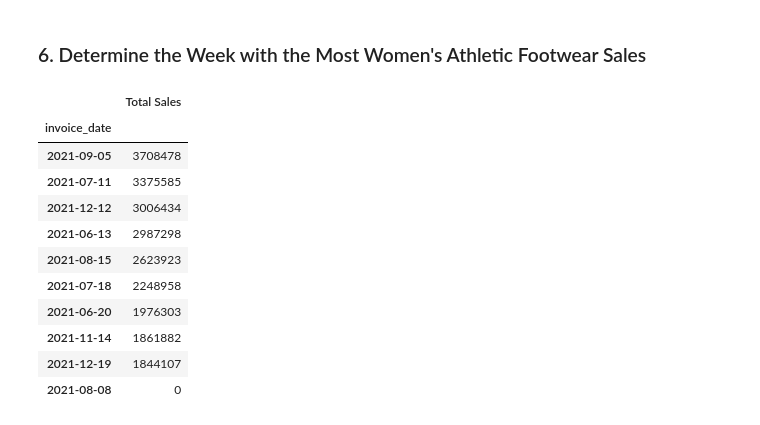
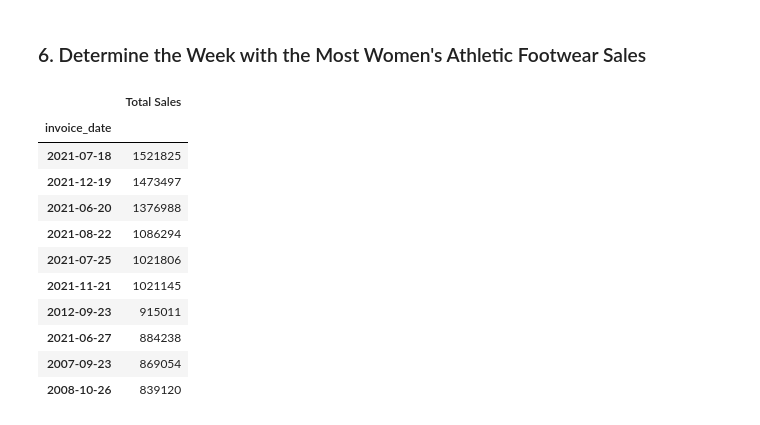
Before and after one commit to cindyzhou89/athletic_sales_analysis, a Jupyter notebook: athletic_sales_analysis_starter_code.ipynb, the cells around one changed output. Saved outputs shown, nothing was run; the diff lists cells and outputs as text; code cells hidden in the pictures.

```diff
--- a/athletic_sales_analysis_starter_code.ipynb
+++ b/athletic_sales_analysis_starter_code.ipynb
@@ -286,10 +284,11 @@ RetailorSalesPivPd.head(5)
 ### 5. Determine which Retailer Sold the Most Women's Athletic Footwear
 # %%
 # Filter the sales data to get the women's athletic footwear sales data.
-TimeFramePd=JoinPd.copy().loc[JoinPd['invoice_date']>'2019']
-WomenAllSales=TimeFramePd.copy().loc[JoinPd['product'].str.contains('Women')]
-WomenSales=WomenAllSales.loc[WomenAllSales['product'].str.contains('Footwear')]
-WomenSales.head(1)
+TimeFramePd=JoinPd.copy().loc[JoinPd['invoice_date']<'2020']
+WomenSales=JoinPd.copy().loc[JoinPd['product'].str.contains('Women')&JoinPd['product'].str.contains('Footwear')&JoinPd['product'].str.contains('Athletic')]
+#WomenSales=WomenAllSales.loc[WomenAllSales['product'].str.contains('Footwear')]
+WomenSales
+TimeFramePd #it seems my data has some problem
 # %% [output]
 |  | retailer | invoice_date | region | state | city | product | price_per_unit | units_sold | ... |
 | retailer_id |  |  |  |  |  |  |  |  | ... |
@@ -377,7 +382,7 @@ See the caveats in the documentation: https://pandas.pydata.org/pandas-docs/stab
 
 
 # Sort the resampled pivot table in ascending order on "Total Sales".
-ResampleBestSaleDay=pd.pivot_table(BestSaleDay, index=['invoice_date'],values='Total Sales', aggfunc='sum', sort=False).sort_values(by=['Total Sales'])
+ResampleBestSaleDay=pd.pivot_table(BestSaleDay, index=['invoice_date'],values='Total Sales', aggfunc='sum', sort=False).sort_values(by=['Total Sales'],ascending=False)
 ResampleBestSaleDay
 # %% [output]
 |  | Total Sales |
@@ -396,20 +401,25 @@ ResampleBestSaleDay
 ### 6.  Determine the Week with the Most Women's Athletic Footwear Sales
 # %%
 # Resample the pivot table into weekly bins, and get the total sales for each week.
+ResampleWeekly=ResampleBestSaleDay.copy()
+#dates=pd.date_range(JoinPd['invoice_date'].min(),JoinPd['invoice_date'].max(),freq='W')
+#JoinPdTest=pd.DataFrame(ResampleWeekly,index=pd.MultiIndex.from_product(dates))
 
-ResampleWeekly=BestSaleDay.resample('W',label='left').sum().sort_values(by=['Total Sales'],ascending=False).head(10)
+#ResampleWeekly.columns = pd.date_range(ResampleWeekly['invoice_date'].min(),periods=24,freq='W')
+ResampleWeekly=ResampleBestSaleDay.resample('W').sum()#.sort_values(by=['Total Sales']).head(10)
+
 # Sort the resampled pivot table in ascending order on "Total Sales".
-ResampleWeekly
+ResampleWeekly.sort_values(by=['Total Sales'],ascending=False).head(10)
 # %% [output]
 |  | Total Sales |
 | invoice_date |  |
-| 2021-09-05 | 3708478 |
-| 2021-07-11 | 3375585 |
-| 2021-12-12 | 3006434 |
-| 2021-06-13 | 2987298 |
-| 2021-08-15 | 2623923 |
-| 2021-07-18 | 2248958 |
-| 2021-06-20 | 1976303 |
-| 2021-11-14 | 1861882 |
-| 2021-12-19 | 1844107 |
-| 2021-08-08 | 0 |
+| 2021-07-18 | 1521825 |
+| 2021-12-19 | 1473497 |
+| 2021-06-20 | 1376988 |
+| 2021-08-22 | 1086294 |
+| 2021-07-25 | 1021806 |
+| 2021-11-21 | 1021145 |
+| 2012-09-23 | 915011 |
+| 2021-06-27 | 884238 |
+| 2007-09-23 | 869054 |
+| 2008-10-26 | 839120 |
```
Also changed, not shown: parts of 6 cells of this notebook.
